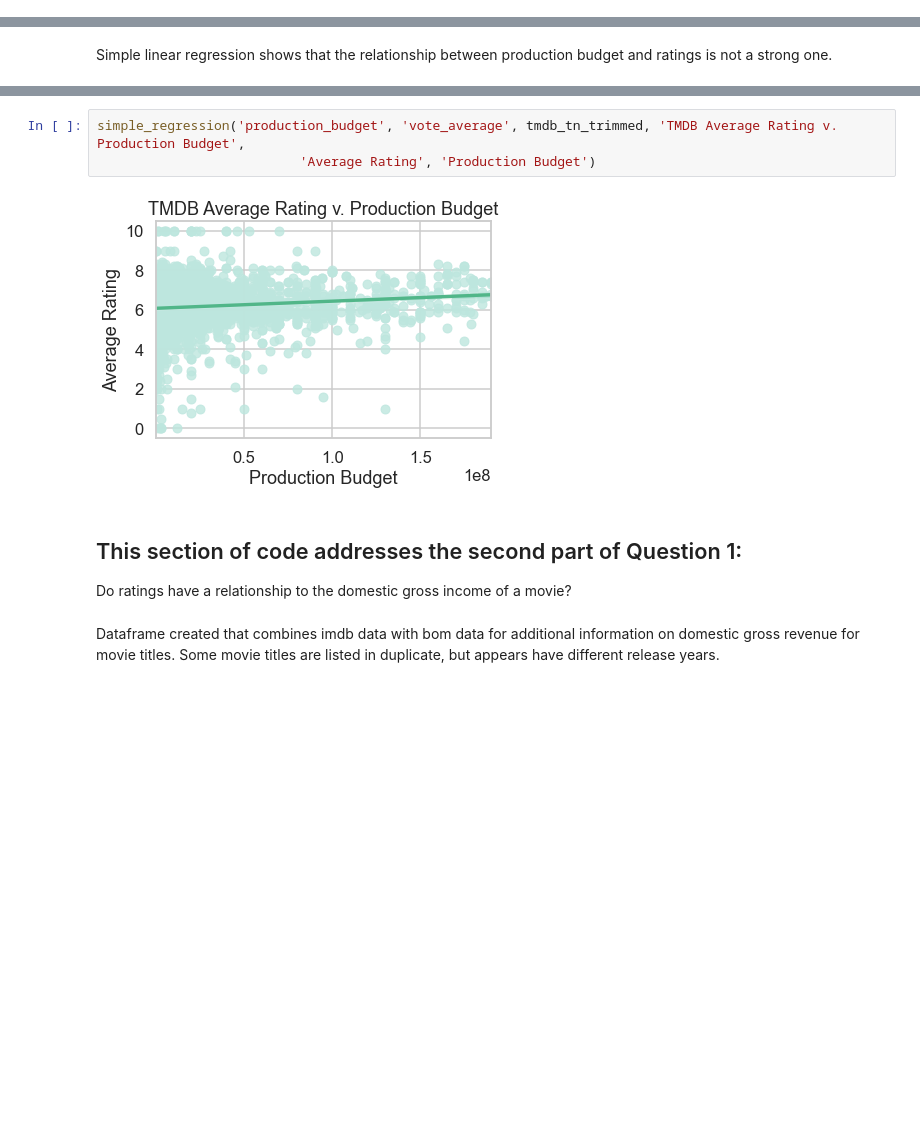
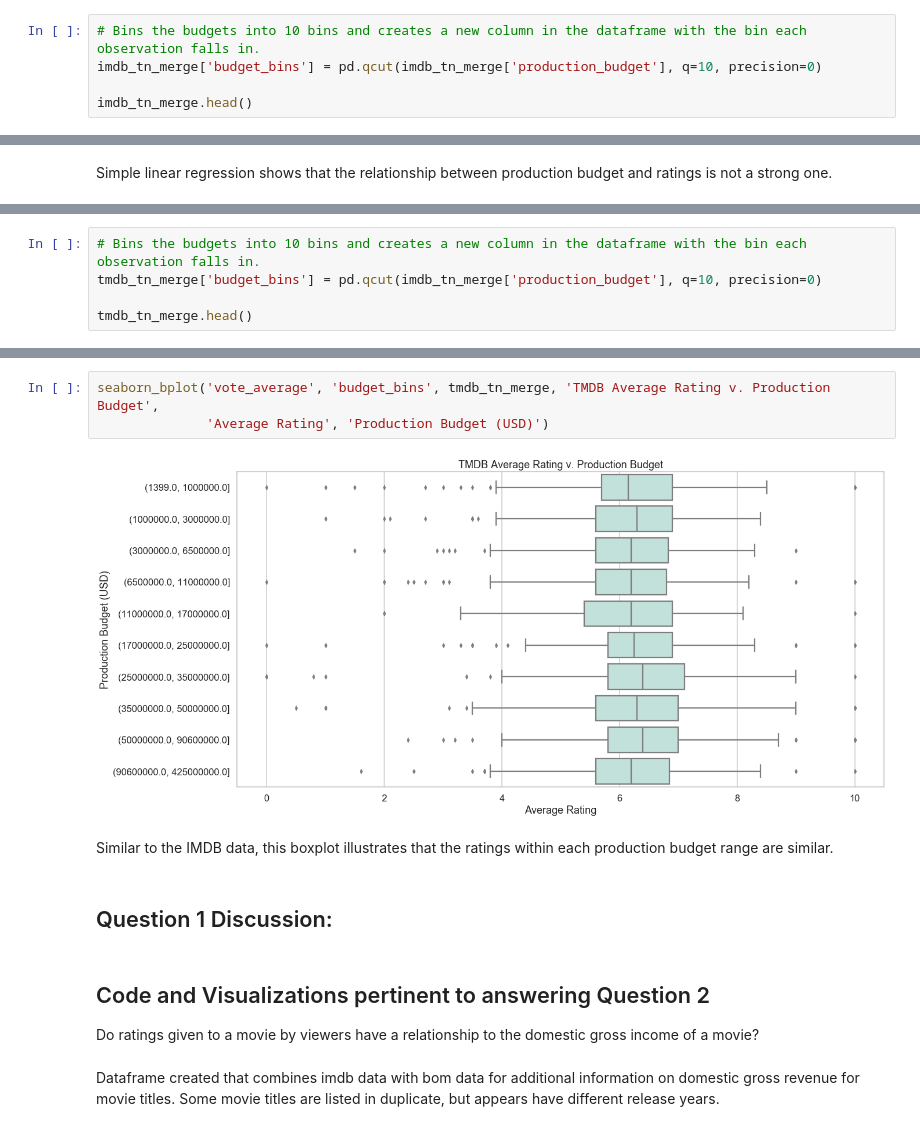
Before and after one commit to JenniferLavoie/DSFirstProject, a Jupyter notebook: student.ipynb, the cells around one changed output, grey strips where cells are left out. Cells and saved outputs as stored; diff of their text form; blank space fills up the shorter version.

```diff
--- a/student.ipynb
+++ b/student.ipynb
@@ -786,0 +755,5 @@ The correlation between average ratings and production budget is even weaker wit
+# %%
+# Bins the budgets into 10 bins and creates a new column in the dataframe with the bin each observation falls in.
+imdb_tn_merge['budget_bins'] = pd.qcut(imdb_tn_merge['production_budget'], q=10, precision=0)
+
+imdb_tn_merge.head()
@@ -954,0 +895,5 @@ Simple regression plotting shows the relationship between ratings and production
+# %%
+# Bins the budgets into 10 bins and creates a new column in the dataframe with the bin each observation falls in.
+tmdb_tn_merge['budget_bins'] = pd.qcut(imdb_tn_merge['production_budget'], q=10, precision=0)
+
+tmdb_tn_merge.head()
@@ -955,12 +922,15 @@ Simple regression plotting shows the relationship between ratings and production
 # %%
-simple_regression('production_budget', 'vote_average', tmdb_tn_trimmed, 'TMDB Average Rating v. Production Budget',
-                          'Average Rating', 'Production Budget')
+seaborn_bplot('vote_average', 'budget_bins', tmdb_tn_merge, 'TMDB Average Rating v. Production Budget',
+              'Average Rating', 'Production Budget (USD)')
 # %% [output]
-[figure, old version]
+[figure, new version]
+# %% [markdown]
+Similar to the IMDB data, this boxplot illustrates that the ratings within each production budget range are similar.
+# %% [markdown]
+## Question 1 Discussion:
 # %% [markdown]
-## This section of code addresses the second part of Question 1:
-
-Do ratings have a relationship to the domestic gross income of a movie?
+## Code and Visualizations pertinent to answering Question 2
+Do ratings given to a movie by viewers have a relationship to the domestic gross income of a movie?
 # %% [markdown]
 Dataframe created that combines imdb data with bom data for additional information on domestic gross revenue for movie titles. Some movie titles are listed in duplicate, but appears have different release years.
 # %%
```
Also changed, not shown: parts of 77 cells of this notebook.
